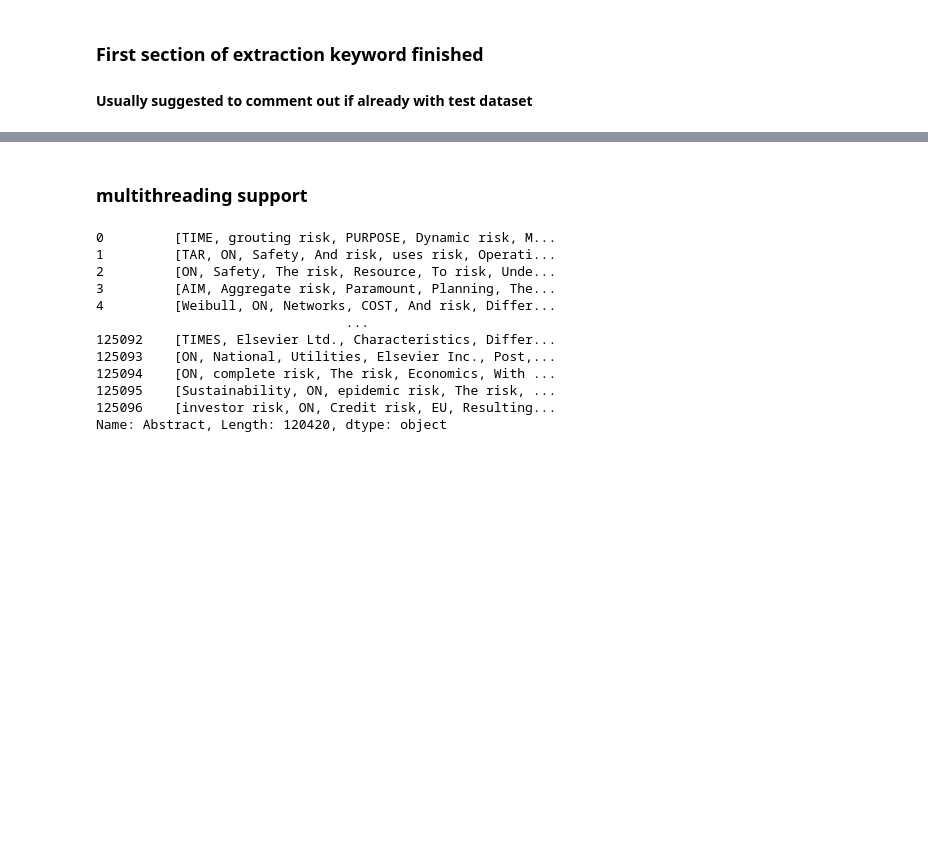
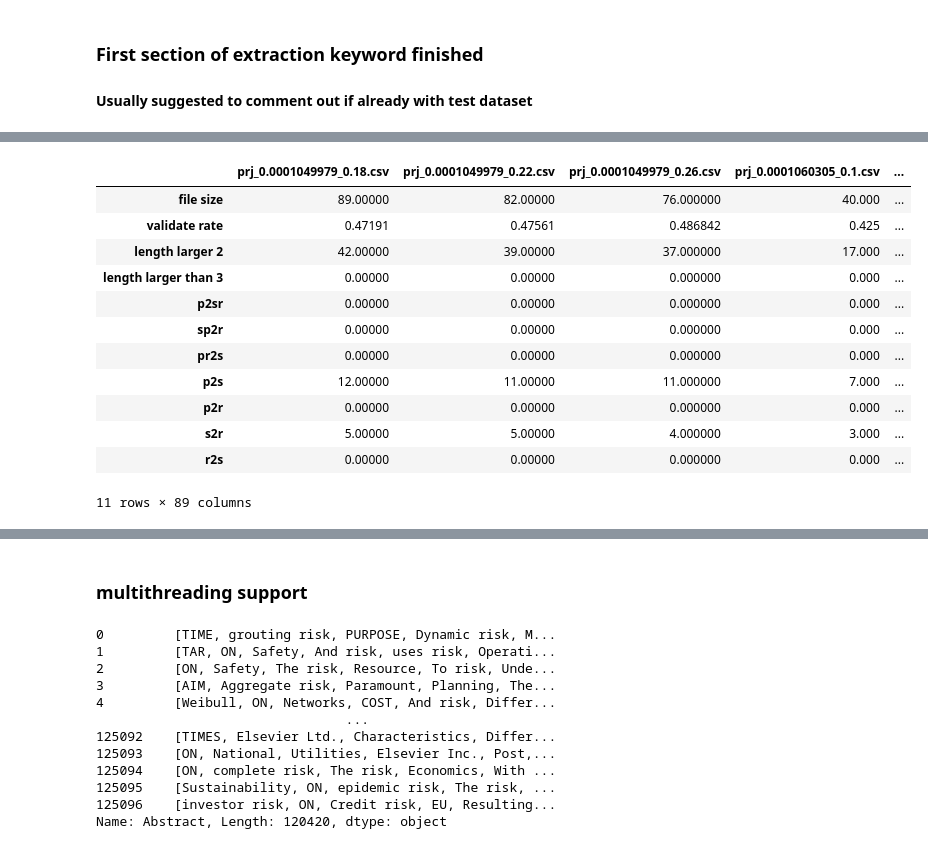
Before and after one commit to sinomark123/knowledge-graph-for-stakeholder-risks-detection-in-mega-infrastructure-projects, a Jupyter notebook: NPL -- BRE/Object Three.ipynb, the cells around one changed output, grey strips where cells are left out. Cells and saved outputs as stored; diff of their text form; code cells hidden in the pictures; blank space fills up the shorter version.

```diff
--- a/NPL -- BRE/Object Three.ipynb
+++ b/NPL -- BRE/Object Three.ipynb
@@ -96,6 +93,12 @@ class keyword():
     def re_estabilishment(self):
         if not self.prjw and not self.stkw and not self.riskw:
             ...
+# %%
+# test running process
+prjkeyword, stkeyw, riskeyw=KeywordProcessor(), KeywordProcessor(), KeywordProcessor()
+prjkeyword.add_keywords_from_list(prj_key.Article.to_list())
+stkeyw.add_keywords_from_list(stk_key.Abstract.to_list())
+riskeyw.add_keywords_from_list(risk_key.Abstract.to_list())
 # %%
 def single_plot(left: KeywordProcessor, val: list):
     existence: int=0
@@ -139,0 +123,8 @@ temp.to_csv(r"../attempt.csv", index=False)
+# %%
+def general_info(dataset:pd.DataFrame):
+    series=dataset.loc[:,dataset.columns.to_list()[3:]]
+    remain=series[series.sum(axis=1)>1]
+    len3= remain.apply(lambda row: 1 if row[0]+row[1]>0 and row[2]+row[3]>0 and row[4]+row[5]>0 else 0, axis=1).sum()
+    len2=remain.apply(lambda row: 1 if sum([1 if row[i]+row[j]>0 else 0 for i in [0,2,4] for j in [1,3,5] if i==j-1])==2 else 0, axis=1).sum()
+    remain_val=(len2+len3)/len(series)
+    return [remain, remain_val, len2, len3]
@@ -139,0 +137,17 @@ temp.to_csv(r"../attempt.csv", index=False)
+# %%
+# start, des=[],[]
+# for val in range(0, 6):
+# if info[val]&(val%2==0): start.append(val)
+# elif info[val]&val%2: des.append(val)
+def eigen_counts(remain: pd.Series):
+    p2sr, sp2r, pr2s, p2s, p2r, s2r, r2s=0,0,0,0,0,0,0
+    for _, val in remain.iterrows():
+        info=val.to_list()
+        if info[0]&info[3]&info[5]: p2sr+=1
+        elif info[2]&info[0]&info[5]: sp2r+=1
+        elif info[0]&info[4]&info[3]: pr2s+=1
+        elif info[0]&info[3]&(not info[1]+info[2]+info[4]+info[5]): p2s+=1
+        elif info[0]&info[5]&(not info[1]+info[2]+info[4]+info[3]): p2r+=1
+        elif info[2]&info[5]&(not info[1]+info[0]+info[4]+info[3]): s2r+=1
+        elif info[4]&info[3]&(not info[1]+info[2]+info[0]+info[5]): r2s+=1
+    return [p2sr, sp2r, pr2s, p2s, p2r, s2r, r2s]
@@ -139,0 +157,26 @@ temp.to_csv(r"../attempt.csv", index=False)
+# %%
+file_name=os.listdir(pathprefix+"\\FP_growth_result")
+initial=pd.DataFrame([], index=["file size", "validate rate", "length larger 2", "length larger than 3", "p2sr", "sp2r", "pr2s", "p2s", "p2r", "s2r", "r2s"])
+for files in file_name:
+    doc=pd.read_csv(pathprefix+f"\\FP_growth_result\\{files}").replace(regex=["{", "}", "'"], value="")
+    # print(files)
+    if doc.shape[1]!=3: continue
+    counting=test_retrieve(doc)
+    remain, remain_val, len2, len3=general_info(counting)
+    initial[files]=[len(doc),remain_val, len2, len3, *eigen_counts(remain)]
+# %%
+initial
+# %% [output]
+|  | prj_0.0001049979_0.18.csv | prj_0.0001049979_0.22.csv | prj_0.0001049979_0.26.csv | prj_0.0001060305_0.1.csv | ... |
+| file size | 89.00000 | 82.00000 | 76.000000 | 40.000 | ... |
+| validate rate | 0.47191 | 0.47561 | 0.486842 | 0.425 | ... |
+| length larger 2 | 42.00000 | 39.00000 | 37.000000 | 17.000 | ... |
+| length larger than 3 | 0.00000 | 0.00000 | 0.000000 | 0.000 | ... |
+| p2sr | 0.00000 | 0.00000 | 0.000000 | 0.000 | ... |
+| sp2r | 0.00000 | 0.00000 | 0.000000 | 0.000 | ... |
+| pr2s | 0.00000 | 0.00000 | 0.000000 | 0.000 | ... |
+| p2s | 12.00000 | 11.00000 | 11.000000 | 7.000 | ... |
+| p2r | 0.00000 | 0.00000 | 0.000000 | 0.000 | ... |
+| s2r | 5.00000 | 5.00000 | 4.000000 | 3.000 | ... |
+| r2s | 0.00000 | 0.00000 | 0.000000 | 0.000 | ... |
+11 rows × 89 columns
```
Also changed, not shown: parts of 23 cells of this notebook, 9 other files.
